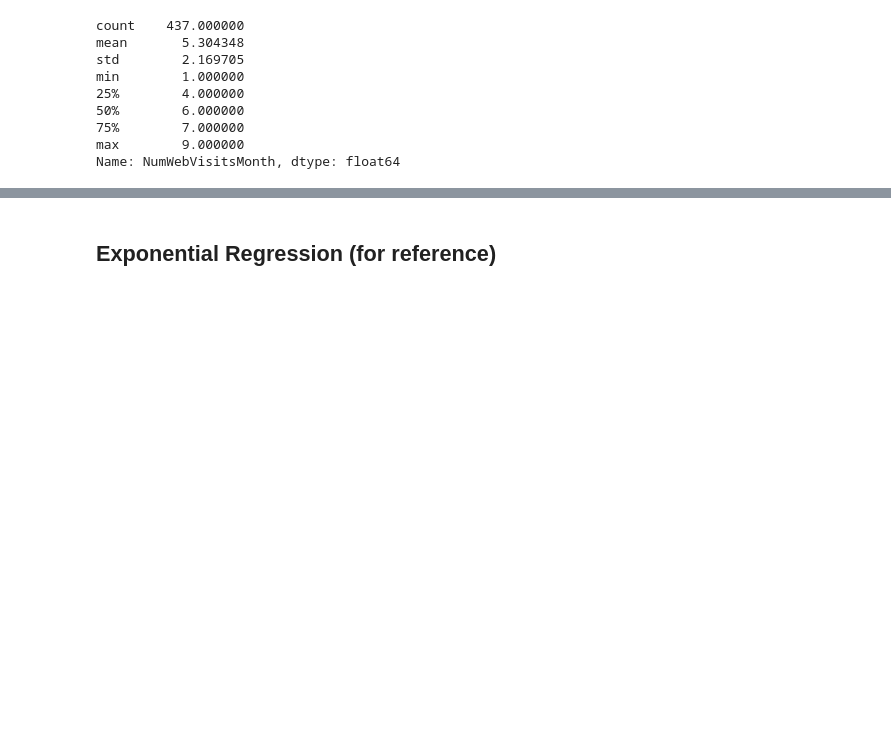
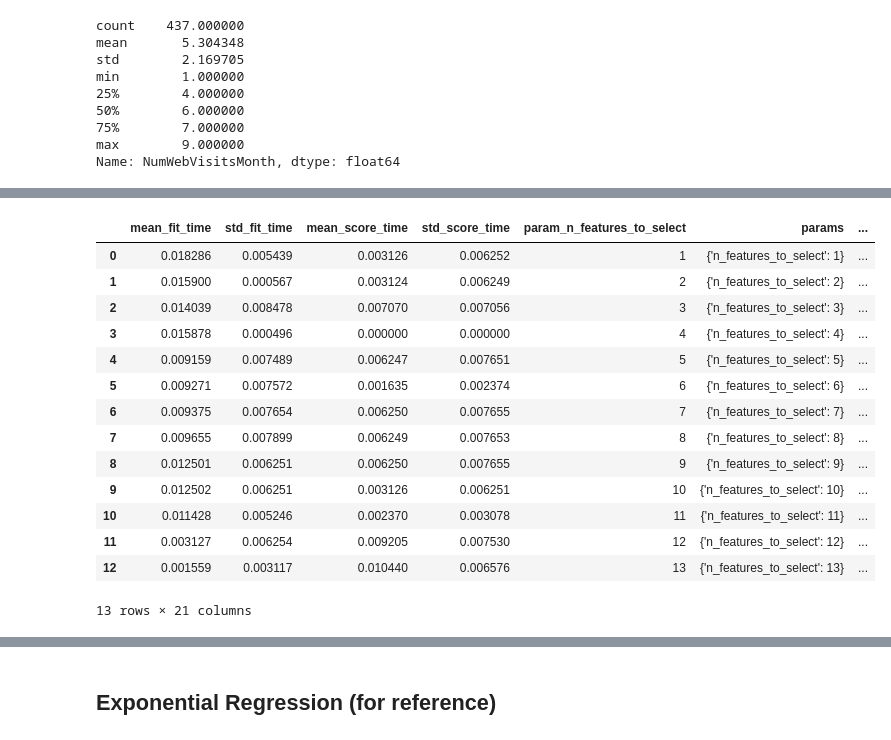
Before and after one commit to BoonHianLim/SC1015-Customer-Personality-Analysis, a Jupyter notebook: Data-Linear-Regression.ipynb, the cells around one changed output, grey strips where cells are left out. Saved outputs shown, nothing was run; the diff lists cells and outputs as text; code cells hidden in the pictures; blank space fills up the shorter version.

```diff
--- a/Data-Linear-Regression.ipynb
+++ b/Data-Linear-Regression.ipynb
@@ -1754,0 +1684,19 @@ ValueError: all the input array dimensions for the concatenation axis must match
+# %%
+cv_results = pd.DataFrame(model_cv.cv_results_)
+cv_results
+# %% [output]
+|  | mean_fit_time | std_fit_time | mean_score_time | std_score_time | param_n_features_to_select | params | ... |
+| 0 | 0.018286 | 0.005439 | 0.003126 | 0.006252 | 1 | {'n_features_to_select': 1} | ... |
+| 1 | 0.015900 | 0.000567 | 0.003124 | 0.006249 | 2 | {'n_features_to_select': 2} | ... |
+| 2 | 0.014039 | 0.008478 | 0.007070 | 0.007056 | 3 | {'n_features_to_select': 3} | ... |
+| 3 | 0.015878 | 0.000496 | 0.000000 | 0.000000 | 4 | {'n_features_to_select': 4} | ... |
+| 4 | 0.009159 | 0.007489 | 0.006247 | 0.007651 | 5 | {'n_features_to_select': 5} | ... |
+| 5 | 0.009271 | 0.007572 | 0.001635 | 0.002374 | 6 | {'n_features_to_select': 6} | ... |
+| 6 | 0.009375 | 0.007654 | 0.006250 | 0.007655 | 7 | {'n_features_to_select': 7} | ... |
+| 7 | 0.009655 | 0.007899 | 0.006249 | 0.007653 | 8 | {'n_features_to_select': 8} | ... |
+| 8 | 0.012501 | 0.006251 | 0.006250 | 0.007655 | 9 | {'n_features_to_select': 9} | ... |
+| 9 | 0.012502 | 0.006251 | 0.003126 | 0.006251 | 10 | {'n_features_to_select': 10} | ... |
+| 10 | 0.011428 | 0.005246 | 0.002370 | 0.003078 | 11 | {'n_features_to_select': 11} | ... |
+| 11 | 0.003127 | 0.006254 | 0.009205 | 0.007530 | 12 | {'n_features_to_select': 12} | ... |
+| 12 | 0.001559 | 0.003117 | 0.010440 | 0.006576 | 13 | {'n_features_to_select': 13} | ... |
+13 rows × 21 columns
```
Also changed, not shown: parts of 21 cells of this notebook.
